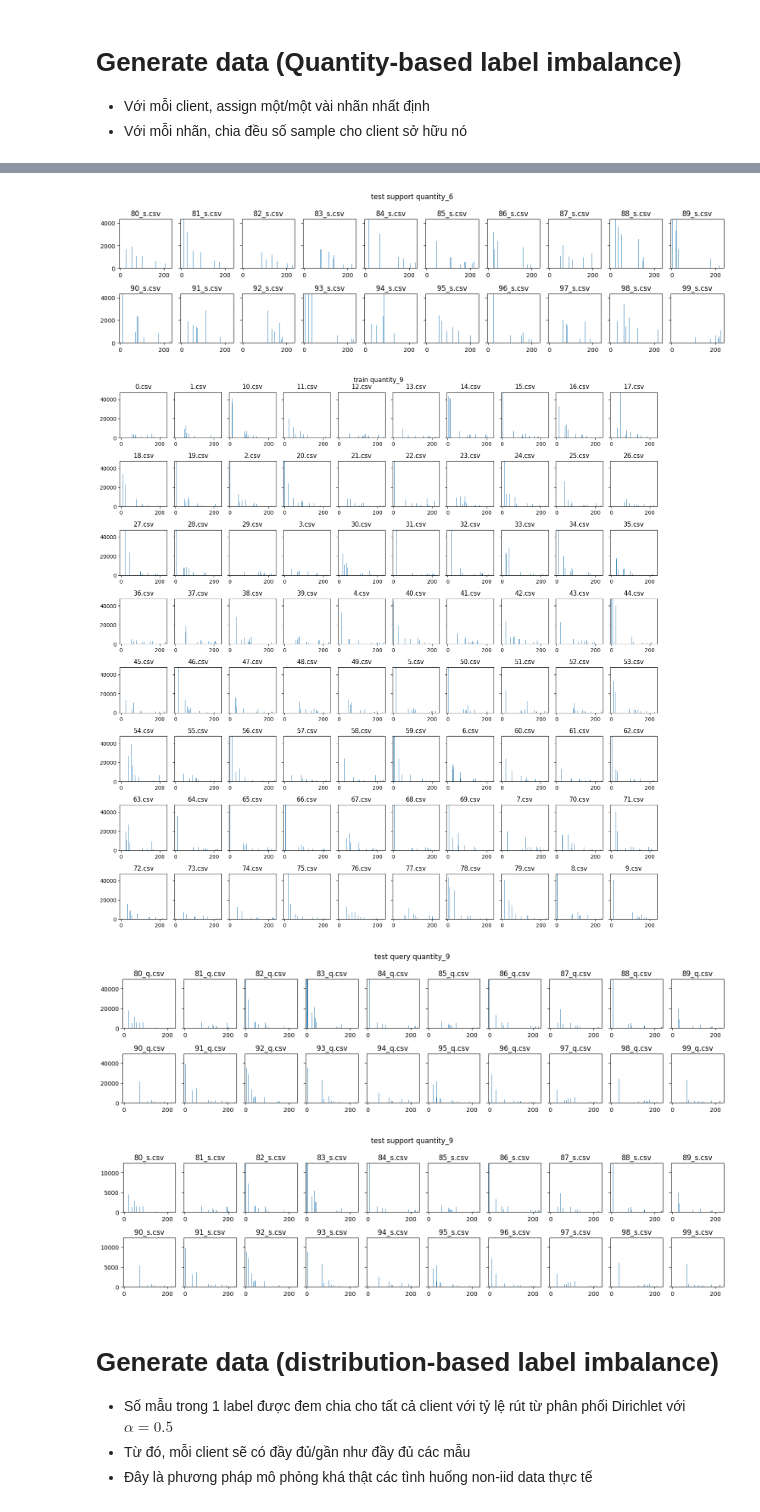
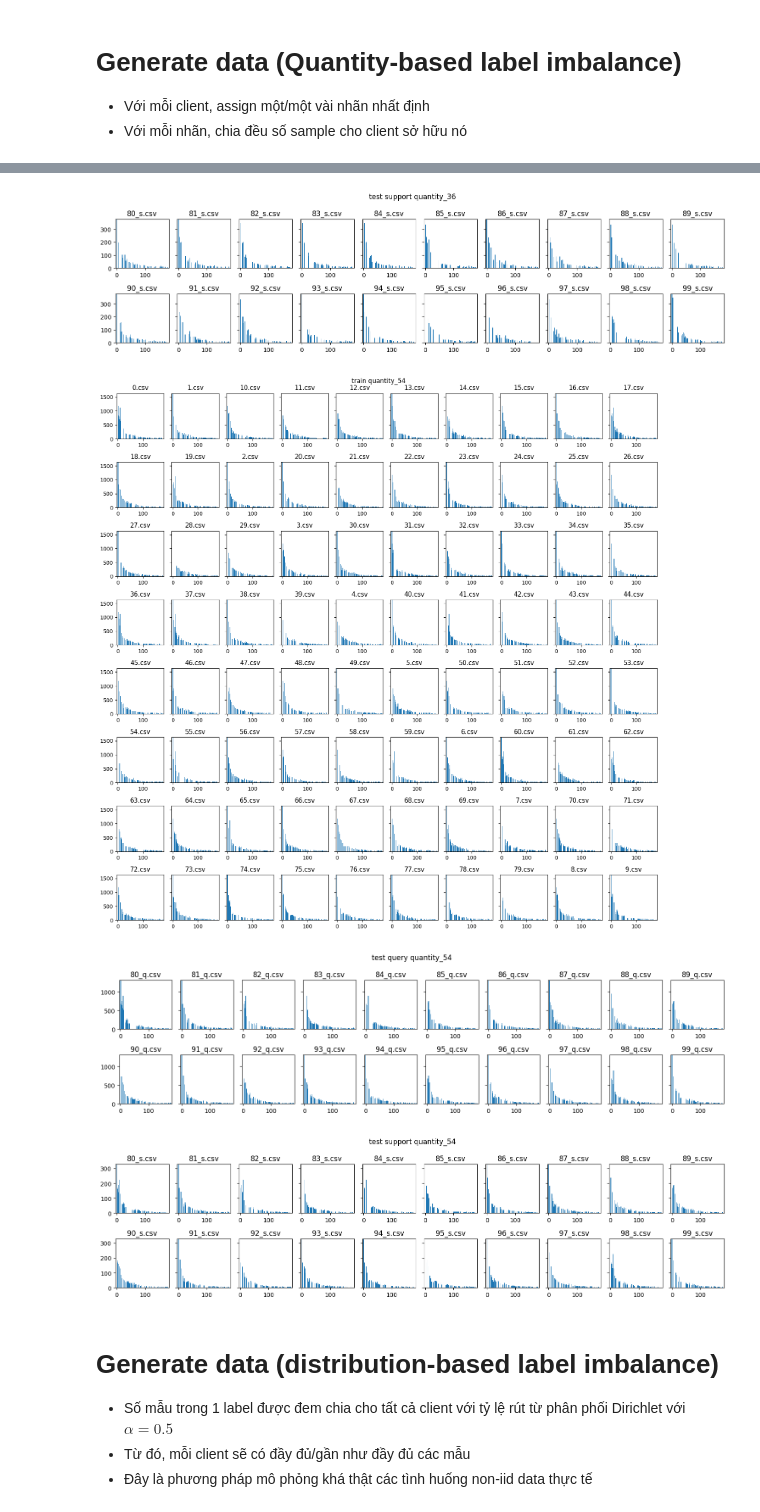
Before and after one commit to IrisStream/Xmoji, a Jupyter notebook: src/data_processing/generator.ipynb, the cells around one changed output, grey strips where cells are left out. Drawn from its saved outputs; the diff is of its cells as text; code cells hidden in the pictures.

```diff
--- a/src/data_processing/generator.ipynb
+++ b/src/data_processing/generator.ipynb
@@ -23,7 +27,7 @@ Label distribution skew:
 from generator import data_generator
 from settings import strategies, Data
 
-labels_per_client = [3, 6, 9]
+labels_per_client = [18, 36, 54]
 for k in labels_per_client:
 	data_generator(Data.get_data_path(), strategies.QUANTITY_BASED_SKEW, k)
 # %% [output]
@@ -39,7 +43,7 @@ Write data to ../../data/quantity_9_client_train and ../../data/quantity_9_clien
 from generator import vis_dis_client
 from settings import strategies, Data
 
-labels_per_client = [3, 6, 9]
+labels_per_client = [18, 36, 54]
 for k in labels_per_client:
 	vis_dis_client(Data.get_data_path(), strategy=f'{strategies.QUANTITY_BASED_SKEW}_{k}')
 # %% [output]
@@ -51,7 +55,7 @@ for k in labels_per_client:
-[figure, old version]
+[figure, new version]
-[figure, old version]
+[figure, new version]
-[figure, old version]
+[figure, new version]
-[figure, old version]
+[figure, new version]
 # %% [markdown]
 # Generate data (distribution-based label imbalance)
 
```
Also changed, not shown: parts of 8 cells of this notebook, 3 other files.
